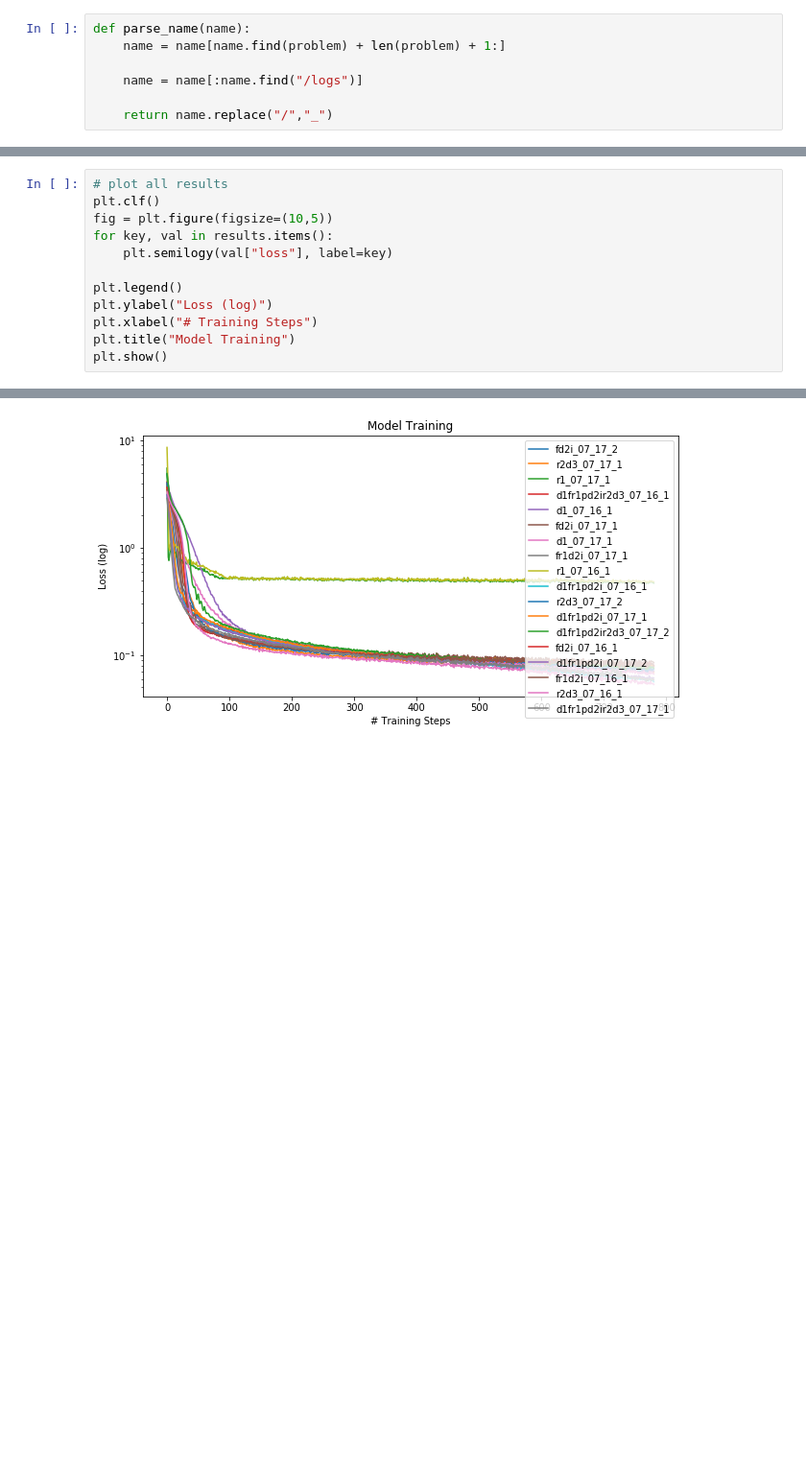
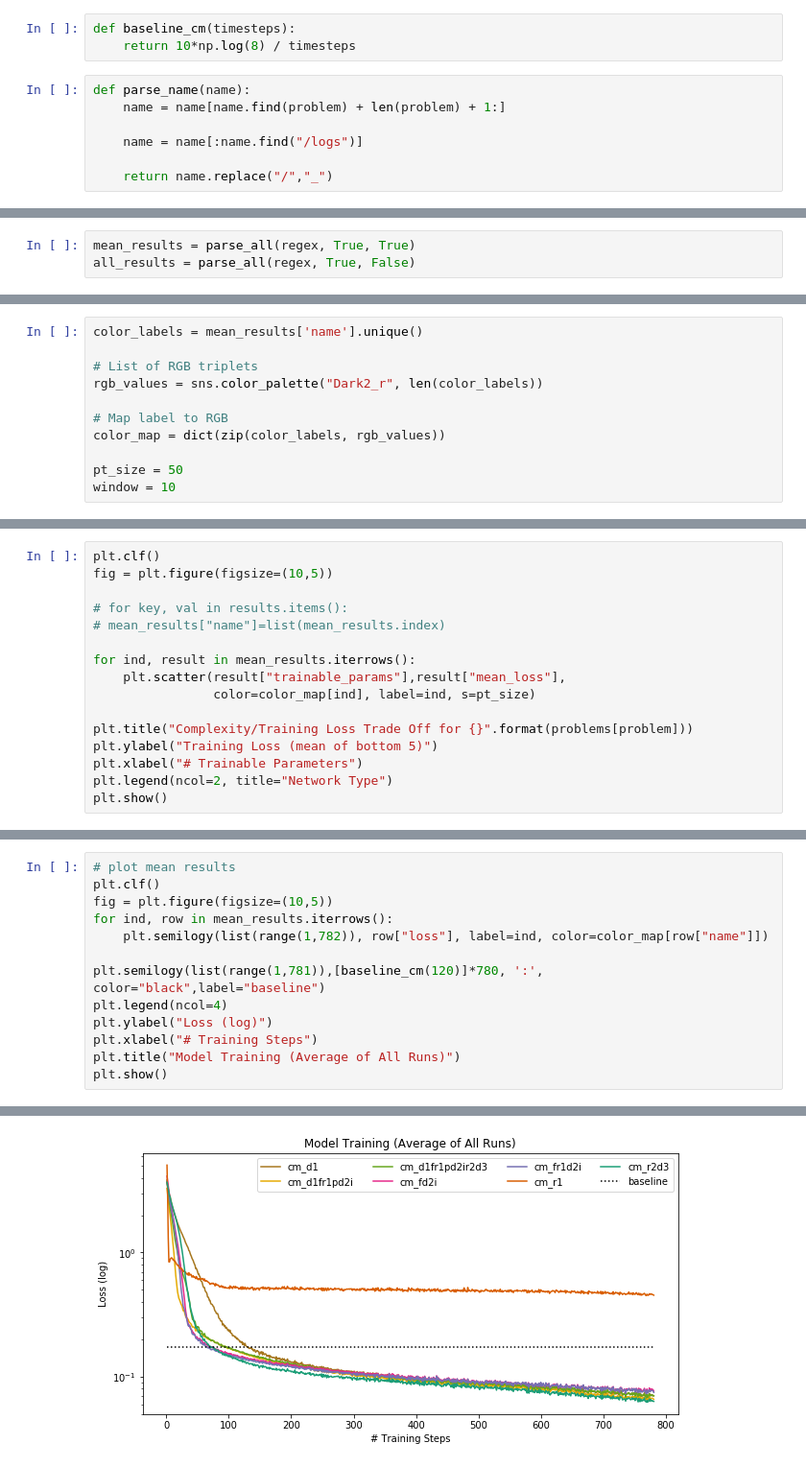
Before and after one commit to heidimhurst/oxdiss, a Jupyter notebook: processing/Processing (plots).ipynb, the cells around one changed output, grey strips where cells are left out. Shown: that part at 96% size. Drawn from its saved outputs; the diff is of its cells as text; blank space fills up the shorter version.

```diff
--- a/processing/Processing (plots).ipynb
+++ b/processing/Processing (plots).ipynb
@@ -30,3 +35,6 @@ n = list(filter(regex.search,n))
+# %%
+def baseline_cm(timesteps):
+    return 10*np.log(8) / timesteps
 # %%
 def parse_name(name):
     name = name[name.find(problem) + len(problem) + 1:]
@@ -80,0 +145,3 @@ r.groupby("name").mean()
+# %%
+mean_results = parse_all(regex, True, True)
+all_results = parse_all(regex, True, False)
@@ -80,0 +152,11 @@ r.groupby("name").mean()
+# %%
+color_labels = mean_results['name'].unique()
+
+# List of RGB triplets
+rgb_values = sns.color_palette("Dark2_r", len(color_labels))
+
+# Map label to RGB
+color_map = dict(zip(color_labels, rgb_values))
+
+pt_size = 50
+window = 10
@@ -80,0 +165,16 @@ r.groupby("name").mean()
+# %%
+plt.clf()
+fig = plt.figure(figsize=(10,5))
+
+# for key, val in results.items():
+# mean_results["name"]=list(mean_results.index)
+
+for ind, result in mean_results.iterrows():
+    plt.scatter(result["trainable_params"],result["mean_loss"],
+                color=color_map[ind], label=ind, s=pt_size)
+
+plt.title("Complexity/Training Loss Trade Off for {}".format(problems[problem]))
+plt.ylabel("Training Loss (mean of bottom 5)")
+plt.xlabel("# Trainable Parameters")
+plt.legend(ncol=2, title="Network Type")
+plt.show()
@@ -81,15 +186,16 @@ r.groupby("name").mean()
 # %%
-# plot all results
+# plot mean results
 plt.clf()
 fig = plt.figure(figsize=(10,5))
-for key, val in results.items():
-    plt.semilogy(val["loss"], label=key)
+for ind, row in mean_results.iterrows():
+    plt.semilogy(list(range(1,782)), row["loss"], label=ind, color=color_map[row["name"]])
 
-plt.legend()
+plt.semilogy(list(range(1,781)),[baseline_cm(120)]*780, ':', color="black",label="baseline")
+plt.legend(ncol=4)
 plt.ylabel("Loss (log)")
 plt.xlabel("# Training Steps")
-plt.title("Model Training")
+plt.title("Model Training (Average of All Runs)")
 plt.show()
 # %% [output]
 <Figure size 432x288 with 0 Axes>
-[figure, old version]
+[figure, new version]
```
Also changed, not shown: parts of 27 cells of this notebook, 1 other file.
